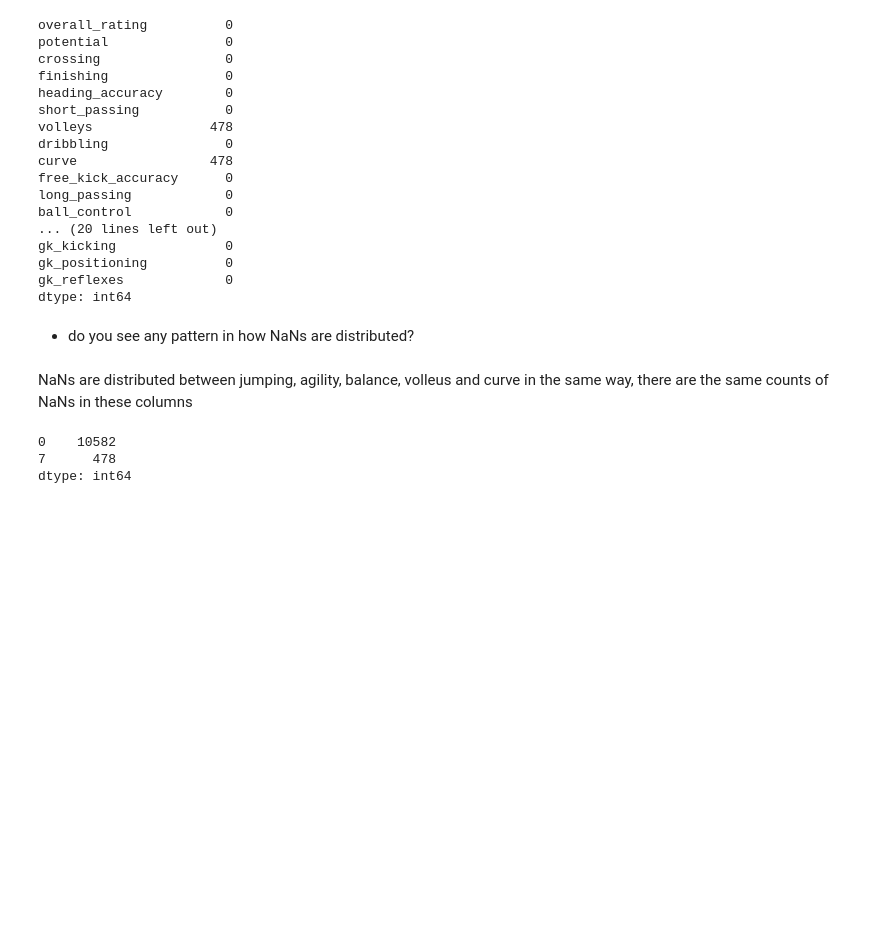
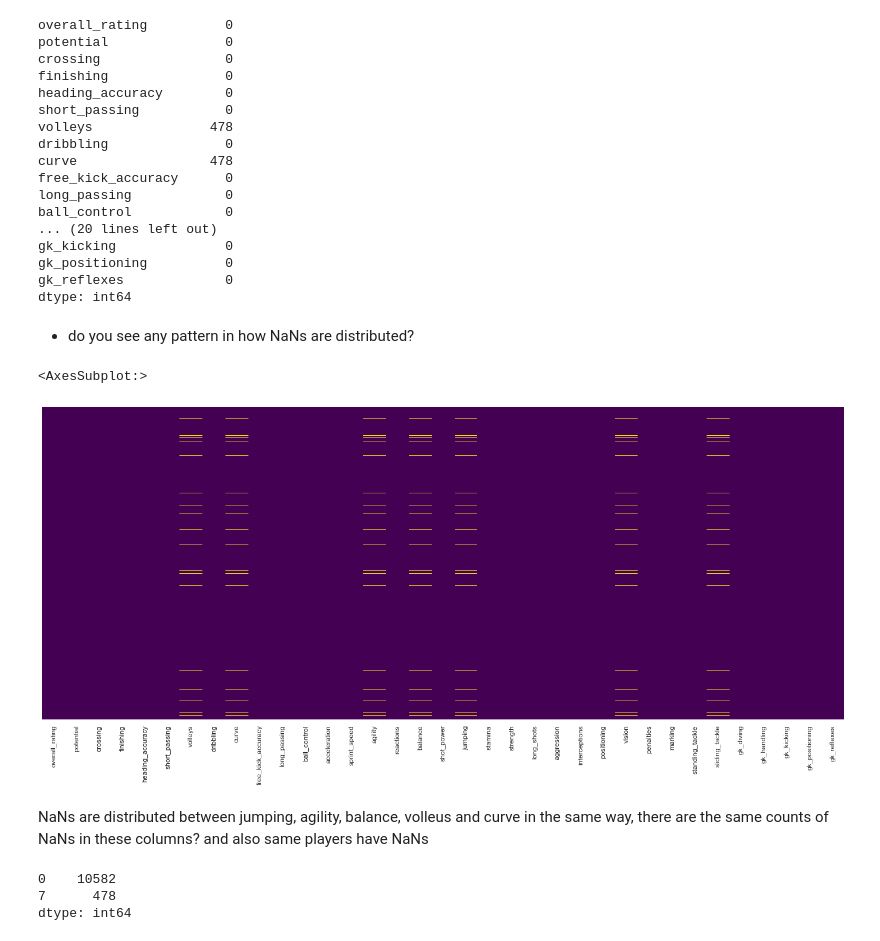
Before and after one commit to RomanTeush/ML_courses, a Jupyter notebook: linear_regression_HW.ipynb, the cells around one changed output. Saved outputs shown, nothing was run; the diff lists cells and outputs as text; code cells hidden in the pictures; blank space fills up the shorter version.

```diff
--- a/linear_regression_HW.ipynb
+++ b/linear_regression_HW.ipynb
@@ -243,8 +243,14 @@ gk_reflexes             0
 dtype: int64
 # %% [markdown]
 * do you see any pattern in how NaNs are distributed?
+# %%
+plt.figure(figsize=(25, 10))
+sns.heatmap(df.isnull(),yticklabels=False,cbar=False,cmap='viridis')
+# %% [output]
+<AxesSubplot:>
+[figure, added]
 # %% [markdown]
-NaNs are distributed between jumping, agility, balance, volleus and curve in the same way, there are the same counts of NaNs in these columns
+NaNs are distributed between jumping, agility, balance, volleus and curve in the same way, there are the same counts of NaNs in these columns? and also same players have NaNs
 # %%
 df.isna().sum(axis=1).value_counts()
 # %% [output]
```
Also changed, not shown: parts of 27 cells of this notebook.
